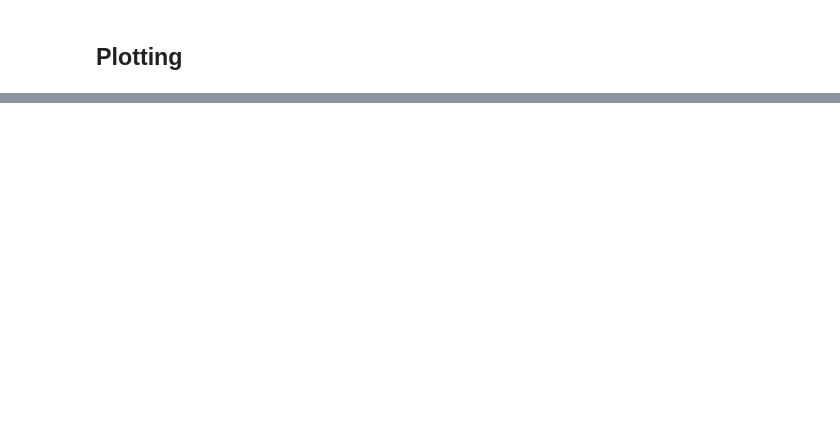
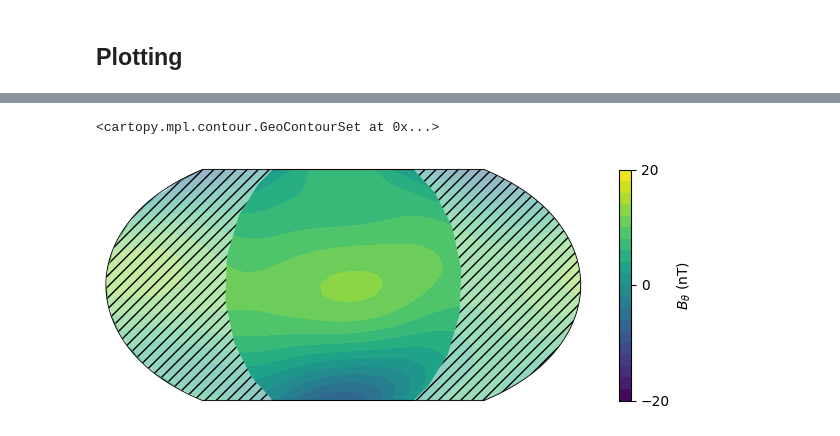
Before and after one commit to smithara/MMA-2E, a Jupyter notebook: MMA_SHA_2E.ipynb, the cells around one changed output, grey strips where cells are left out. Drawn from its saved outputs; the diff is of its cells as text; code cells hidden in the pictures; blank space fills up the shorter version.

```diff
--- a/MMA_SHA_2E.ipynb
+++ b/MMA_SHA_2E.ipynb
@@ -155,0 +242,40 @@ map_surface_rtp(data_out["MMA_SHA_2E"]["qs"][0, :])
+# %%
+# Fetch remote data, and load local data
+data = create_paldata(
+    **{
+        "Swarm-A": PalDataItem.from_vires(
+            collection="SW_OPER_MAGA_LR_1B",
+            measurements=["B_NEC"],
+            models=["CHAOS-Core"],
+            sampling_step="PT25S",
+            start_time="2024-01-01",
+            end_time="2024-01-07",
+            server_url="https://vires.services/ows",
+            options=dict(asynchronous=False, show_progress=True),
+        ),
+        "Swarm-B": PalDataItem.from_vires(
+            collection="SW_OPER_MAGB_LR_1B",
+            measurements=["B_NEC"],
+            models=["CHAOS-Core"],
+            sampling_step="PT25S",
+            start_time="2024-01-01",
+            end_time="2024-01-07",
+            server_url="https://vires.services/ows",
+            options=dict(asynchronous=False, show_progress=True),
+        ),
+        "MSS-1-A": PalDataItem.from_file(
+            Path("MSS1A_TEST_VFM_L2_MAG_SCI-LR_20240101T000000_20240106T235959.cdf")
+        )
+    }
+)
+# Downsample the MSS-1-A data to match the Swarm data
+data["MSS-1-A"] = data["MSS-1-A"].sel(Timestamp=data["MSS-1-A"].ds["Timestamp"][::25])
+# Apply the local forward model to the MSS-1-A data
+print("Computing local forward model...")
+process_local_model = LocalForwardMagneticModel()
+process_local_model.set_config(
+    dataset="MSS-1-A",
+    model_descriptor="CHAOS-Core",
+)
+process_local_model(data)
+print(data)
@@ -155,0 +326,5 @@ map_surface_rtp(data_out["MMA_SHA_2E"]["qs"][0, :])
+# %%
+map_surface_rtp(data["MMA_SHA_2E"]["qs"][0, :])
+# %% [output]
+<cartopy.mpl.contour.GeoContourSet at 0x...>
+[figure, added]
```
Also changed, not shown: parts of 18 cells of this notebook, 5 other files.
